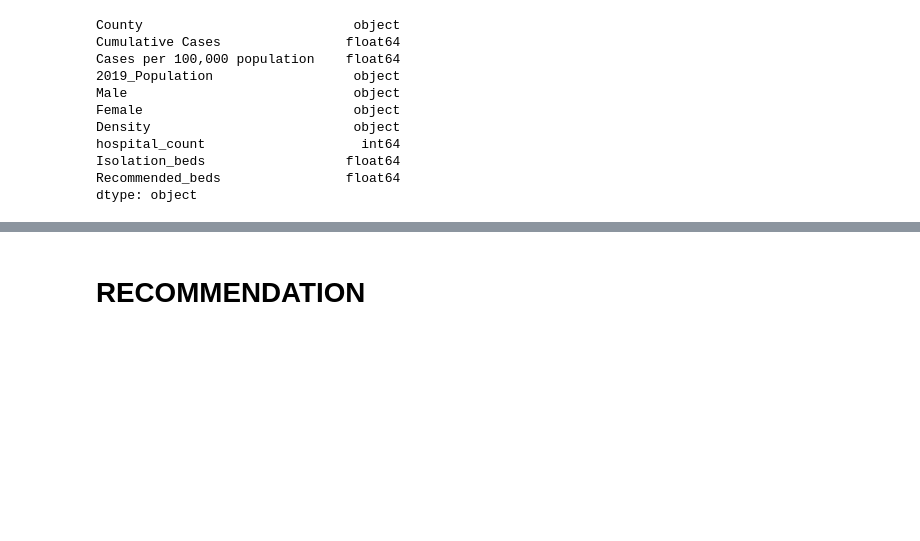
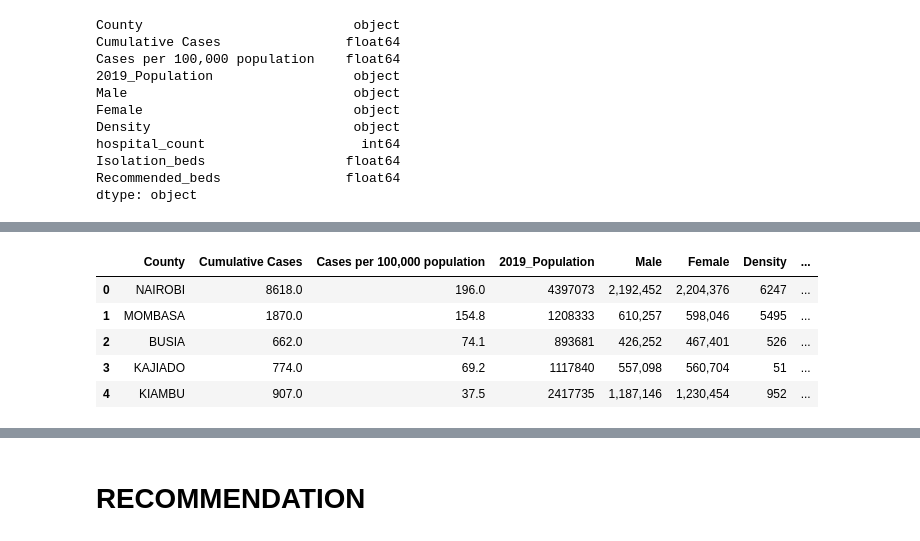
Before and after one commit to BrendaCheyech/Project, a Jupyter notebook: TEAM_1_PROJECT_DATA.ipynb, the cells around one changed output, grey strips where cells are left out. Drawn from its saved outputs; the diff is of its cells as text; code cells hidden in the pictures; blank space fills up the shorter version.

```diff
--- a/TEAM_1_PROJECT_DATA.ipynb
+++ b/TEAM_1_PROJECT_DATA.ipynb
@@ -449,0 +508,21 @@ covid_df.fillna("-")
+# %%
+# Rank counties based on hospital count, a higher hospital count signifies better capacity handling hence higher rank
+final_df['hospital_count_rank'] = final_df['hospital_count'].rank(ascending=False)
+# %%
+# Rank counties based on cumulative cases, a higher number signifies a higher probability of infections hence lower rank in preparedness
+final_df['cases_rank'] = final_df['Cumulative Cases'].rank(ascending=True)
+# %%
+# Rank counties based on ranking [number of people per sq km], a higher number signifies a higher probability of infections hence lower rank in preparedness
+final_df['density_rank'] = final_df['Density'].rank(ascending=True)
+# %%
+# Rank counties based on bed to population ratio, a higher ratio means fewer people are assigned to one bed hence better preparedness hence higher rank
+final_df['bed_pop_ratio_rank'] = (final_df['bed_pop_ratio'] * 100000).rank(ascending=False)
+# %%
+final_df.head()
+# %% [output]
+|  | County | Cumulative Cases | Cases per 100,000 population | 2019_Population | Male | Female | Density | ... |
+| 0 | NAIROBI | 8618.0 | 196.0 | 4397073 | 2,192,452 | 2,204,376 | 6247 | ... |
+| 1 | MOMBASA | 1870.0 | 154.8 | 1208333 | 610,257 | 598,046 | 5495 | ... |
+| 2 | BUSIA | 662.0 | 74.1 | 893681 | 426,252 | 467,401 | 526 | ... |
+| 3 | KAJIADO | 774.0 | 69.2 | 1117840 | 557,098 | 560,704 | 51 | ... |
+| 4 | KIAMBU | 907.0 | 37.5 | 2417735 | 1,187,146 | 1,230,454 | 952 | ... |
```
Also changed, not shown: parts of 94 cells of this notebook.
